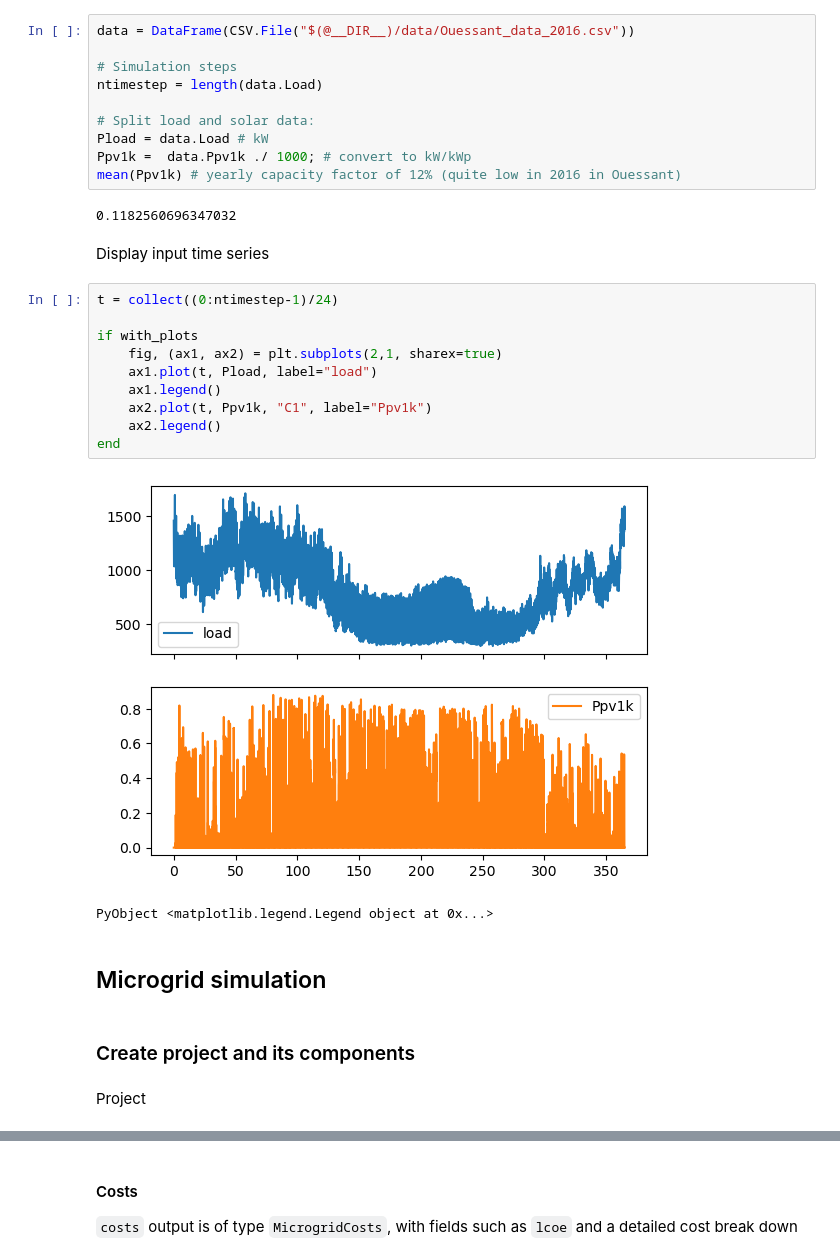
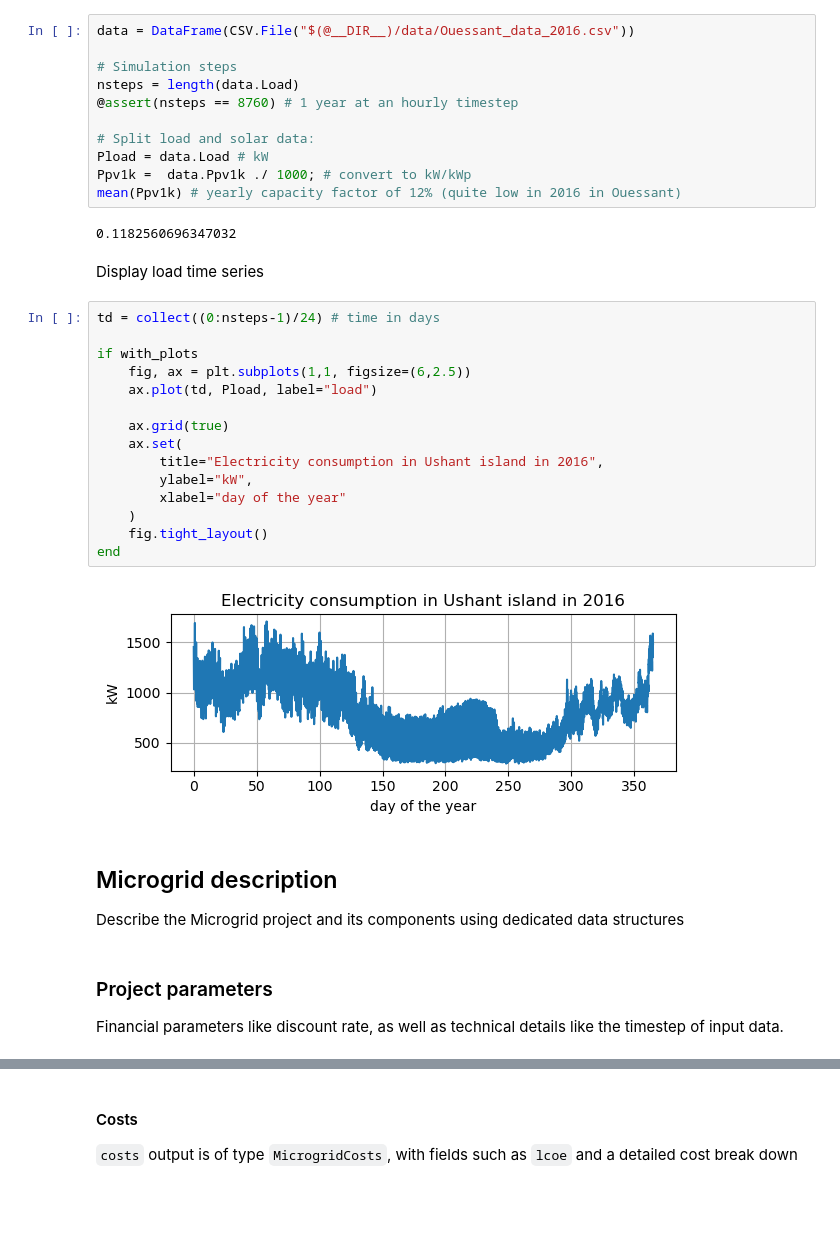
Before and after one commit to Microgrids-X/Microgrids.jl, a Jupyter notebook: examples/microgrid_with_PV_BT_DG/microgrid_with_PV_BT_DG.ipynb, the cells around one changed output, grey strips where cells are left out. Saved outputs shown, nothing was run; the diff lists cells and outputs as text; blank space fills up the shorter version.

```diff
--- a/examples/microgrid_with_PV_BT_DG/microgrid_with_PV_BT_DG.ipynb
+++ b/examples/microgrid_with_PV_BT_DG/microgrid_with_PV_BT_DG.ipynb
@@ -17,7 +31,8 @@ Importing load and solar data
 data = DataFrame(CSV.File("$(@__DIR__)/data/Ouessant_data_2016.csv"))
 
 # Simulation steps
-ntimestep = length(data.Load)
+nsteps = length(data.Load)
+@assert(nsteps == 8760) # 1 year at an hourly timestep
 
 # Split load and solar data:
 Pload = data.Load # kW
@@ -26,26 +41,32 @@ mean(Ppv1k) # yearly capacity factor of 12% (quite low in 2016 in Ouessant)
 # %% [output]
 0.1182560696347032
 # %% [markdown]
-Display input time series
+Display load time series
 # %%
-t = collect((0:ntimestep-1)/24)
+td = collect((0:nsteps-1)/24) # time in days
 
 if with_plots
-    fig, (ax1, ax2) = plt.subplots(2,1, sharex=true)
-    ax1.plot(t, Pload, label="load")
-    ax1.legend()
-    ax2.plot(t, Ppv1k, "C1", label="Ppv1k")
-    ax2.legend()
+    fig, ax = plt.subplots(1,1, figsize=(6,2.5))
+    ax.plot(td, Pload, label="load")
+
+    ax.grid(true)
+    ax.set(
+        title="Electricity consumption in Ushant island in 2016",
+        ylabel="kW",
+        xlabel="day of the year"
+    )
+    fig.tight_layout()
 end
 # %% [output]
-[figure, old version]
+[figure, new version]
-PyObject <matplotlib.legend.Legend object at 0x...>
 # %% [markdown]
-## Microgrid simulation
+## Microgrid description
+
+Describe the Microgrid project and its components using dedicated data structures
 # %% [markdown]
-### Create project and its components
+### Project parameters
+
+Financial parameters like discount rate, as well as technical details like the timestep of input data.
-# %% [markdown]
-Project
 # %%
 lifetime = 25 # yr
 discount_rate = 0.05
```
Also changed, not shown: parts of 42 cells of this notebook, 2 other files.
